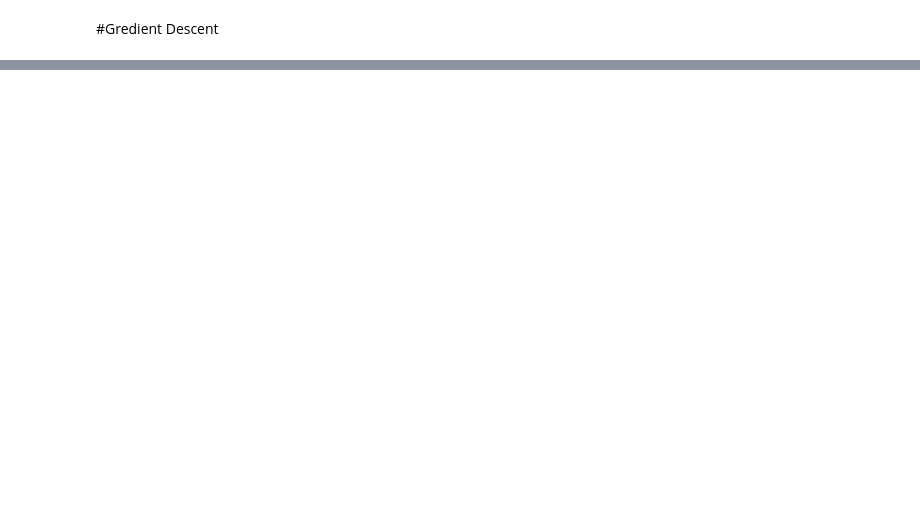
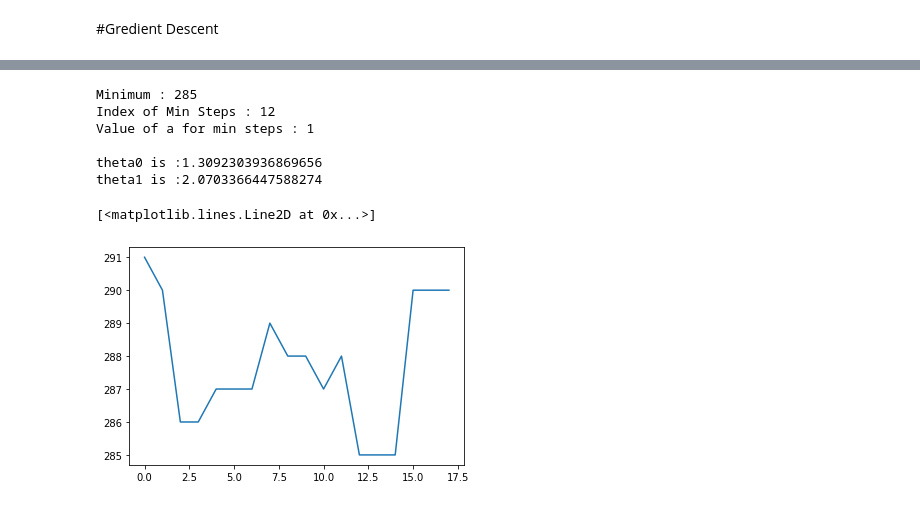
Before and after one commit to Mohammadkaviany/MachineLearning, a Jupyter notebook: Linear_Regression.ipynb, the cells around one changed output, grey strips where cells are left out. Cells and saved outputs as stored; diff of their text form; code cells hidden in the pictures; blank space fills up the shorter version.

Commit message:
Plotting

```diff
--- a/Linear_Regression.ipynb
+++ b/Linear_Regression.ipynb
@@ -80,19 +82,34 @@ plt.show()
 # %%
-iter = 0
-a = 0.00001
-dx = 0.000001
-E = error(B0, B1, x)
-dE = diff_E(B0, B1, x)
-while (abs(dE) > dx) and (iter < 10000) :
+steps = []
+alpha = [1e-12, 1e-11, 1e-10, 1e-9, 1e-8, 1e-7, 1e-6, 1e-5, 1e-4, 1e-3, 1e-2, 1e-1, 1, 10, 100, 1000, 10000, 100000]
+theta0 = []
+theta1 = []
+
+for i in alpha:
+  B0, B1 = np.random.rand(), np.random.rand()
+  iter = 0
+  a = 0.00001
+  dx = 0.000001
+  E = error(B0, B1, x)
   dE = diff_E(B0, B1, x)
 
-  B0 = B0 - (a * (dE))
-  B1 = B1 - (a * (dE))
-  #E, dE = error(B0, B1, x)
+  while (abs(dE) > dx) and (iter < 10000) :
 
-  print(dE)
+    B0 = B0 - (a * (dE))
+    B1 = B1 - (a * (dE))
 
-  iter += 1
+    dE = diff_E(B0, B1, x)
 
-print(iter)
+
+
+
+    iter += 1
+  steps.append(iter)
+
+  theta0.append(B0)
+  theta1.append(B1)
+
+  print(i, iter)
+Thetas = list(zip(theta0, theta1))
+print(Thetas)
 # %% [output]
@@ -115,0 +135,14 @@ print(iter)
+# %%
+
+print(f"Minimum : {min(steps)} \nIndex of Min Steps : {steps.index(min(steps))} \nValue of a for min steps : {alpha[steps.index(min(steps))]}\n")
+print(f"theta0 is :{(Thetas[steps.index(min(steps))])[0]}\ntheta1 is :{(Thetas[steps.index(min(steps))])[1]}")
+plt.plot(steps)
+# %% [output]
+Minimum : 285
+Index of Min Steps : 12
+Value of a for min steps : 1
+
+theta0 is :1.3092303936869656
+theta1 is :2.0703366447588274
+[<matplotlib.lines.Line2D at 0x...>]
+[figure, added]
```
Also changed, not shown: parts of 7 cells of this notebook.
